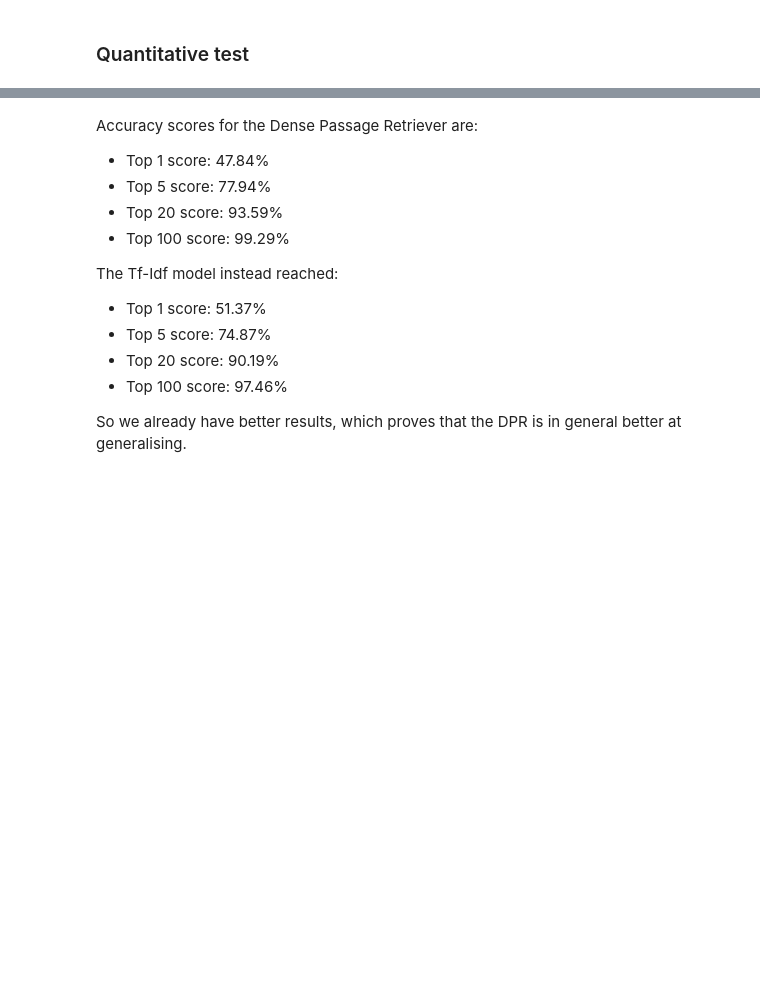
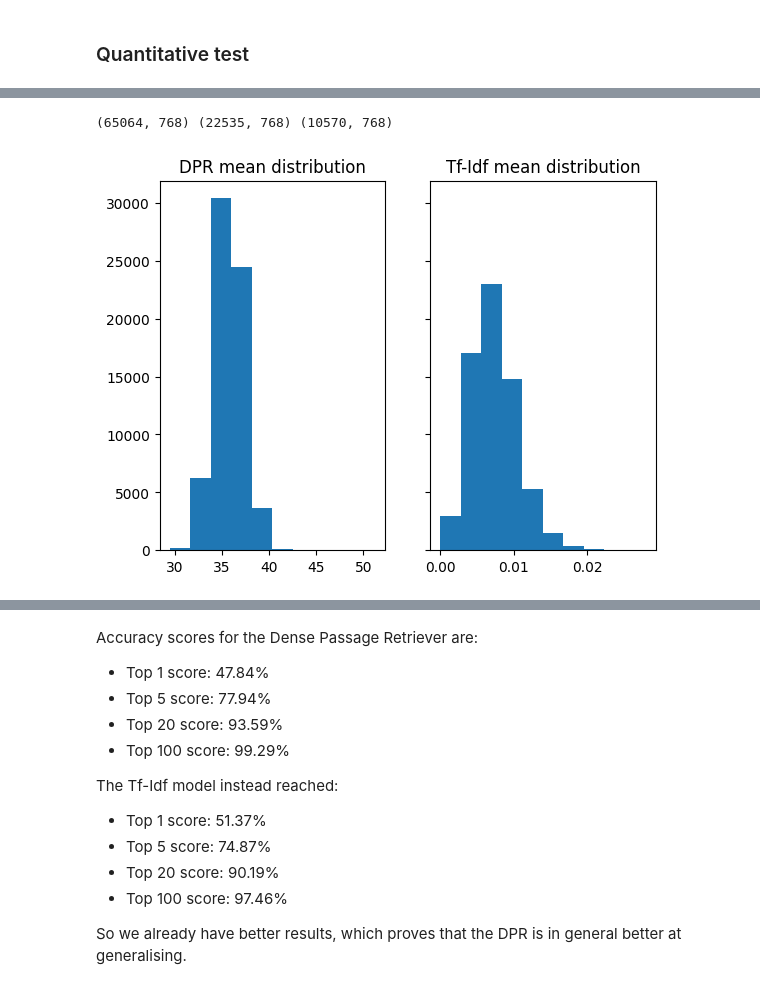
Before and after one commit to MarcelloCeresini/QuestionAnswering, a Jupyter notebook: src/dense_passage_retriever.ipynb, the cells around one changed output, grey strips where cells are left out. Saved outputs shown, nothing was run; the diff lists cells and outputs as text; code cells hidden in the pictures; blank space fills up the shorter version.

```diff
--- a/src/dense_passage_retriever.ipynb
+++ b/src/dense_passage_retriever.ipynb
@@ -262,6 +268,5 @@ We also create the Tf-Idf vectorizers for the training and validation sets.
 # %%
-train_vectorizer = TfidfVectorizer(strip_accents='unicode', lowercase=True, max_df=0.8, norm='l2')
-val_vectorizer = TfidfVectorizer(strip_accents='unicode', lowercase=True, max_df=0.8, norm='l2')
+final_vectorizer = TfidfVectorizer(strip_accents='unicode', lowercase=True, max_df=0.8, norm='l2')
 # %% [markdown]
 Transform all paragraphs into a vectorized representation.
 # %%
@@ -847,0 +814,10 @@ Top 100 test score: 99.29%
+# %%
+scores_dir = os.path.join(datasets_dir, 'scores')
+os.makedirs(scores_dir, exist_ok=True)
+# %%
+train_questions_encodings = np.load(os.path.join(representations_dir, 'train_questions_encodings.npy'))
+val_questions_encodings = np.load(os.path.join(representations_dir, 'val_questions_encodings.npy'))
+test_questions_encodings = np.load(os.path.join(representations_dir, 'test_questions_encodings.npy'))
+print(train_questions_encodings.shape, val_questions_encodings.shape,test_questions_encodings.shape)
+# %% [output]
+(65064, 768) (22535, 768) (10570, 768)
@@ -847,0 +867,23 @@ Top 100 test score: 99.29%
+# %%
+gts, dprs, tfidfs = train_results
+k = 5
+dprs = [np.sort(x) for x in dprs]
+tfidfs = [np.sort(x) for x in tfidfs]
+
+dpr_mean = [np.mean(x) for x in dprs]
+tfidf_mean = [np.mean(x) for x in tfidfs]
+
+dpr_top5 = [np.mean(x[-k:]) for x in dprs]
+tfidf_top5 = [np.mean(x[-k:]) for x in tfidfs]
+
+dpr_mean_normalized = [np.mean(x/np.max(x)) for x in dprs]
+tfidf_mean_normalized = [np.mean(x/np.max(x)) for x in tfidfs]
+
+dpr_top5_normalized = [np.mean(x[-k:]/np.max(x)) for x in dprs]
+tfidf_top5_normalized = [np.mean(x[-k:]/np.max(x)) for x in tfidfs]
+
+dpr_mean_normalized2 = [np.mean((x-np.min(x))/np.max(x)) for x in dprs]
+tfidf_mean_normalized2 = [np.mean((x-np.min(x))/np.max(x)) for x in tfidfs]
+
+dpr_top5_normalized2 = [np.mean((x[-k:]-np.min(x))/np.max(x)) for x in dprs]
+tfidf_top5_normalized2 = [np.mean((x[-k:]-np.min(x))/np.max(x)) for x in tfidfs]
@@ -847,0 +896,13 @@ Top 100 test score: 99.29%
+# %%
+%matplotlib inline
+fig, (ax1, ax2) = plt.subplots(1, 2)
+ax1.hist(dpr_mean)
+ax1.set_title("DPR mean distribution")
+ax2.hist(tfidf_mean)
+ax2.set_title("Tf-Idf mean distribution")
+ax1.label_outer()
+ax2.set_ylim(ax1.get_ylim())
+ax2.label_outer()
+plt.show()
+# %% [output]
+[figure, added]
```
Also changed, not shown: parts of 33 cells of this notebook.
